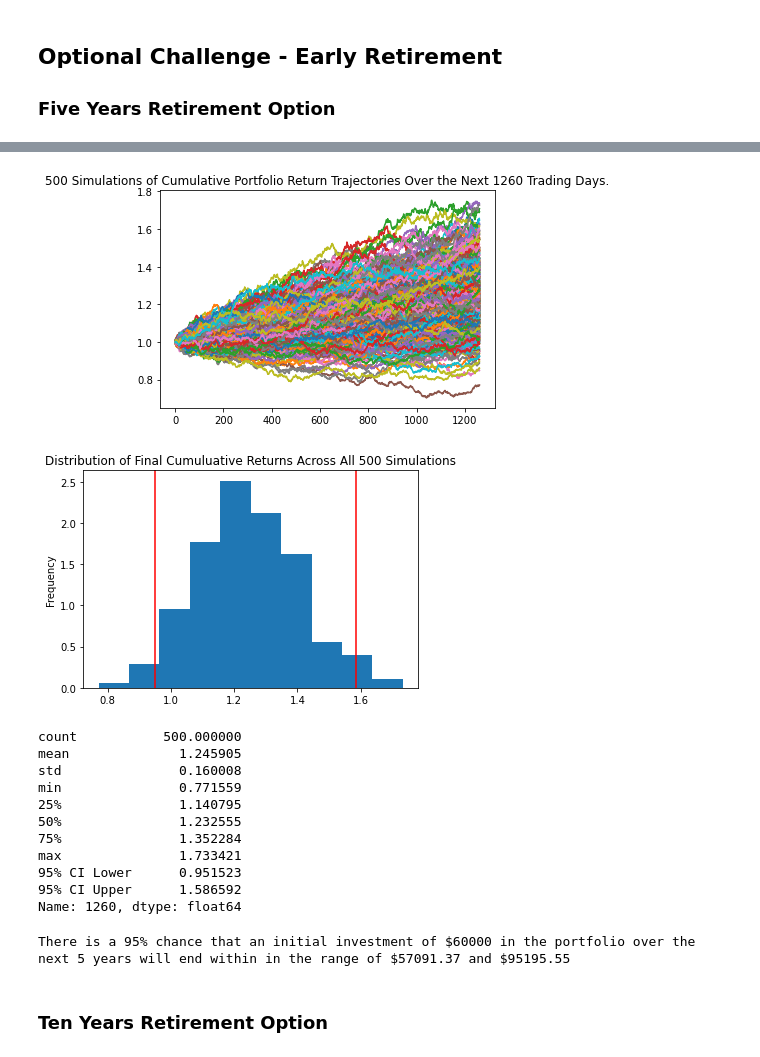
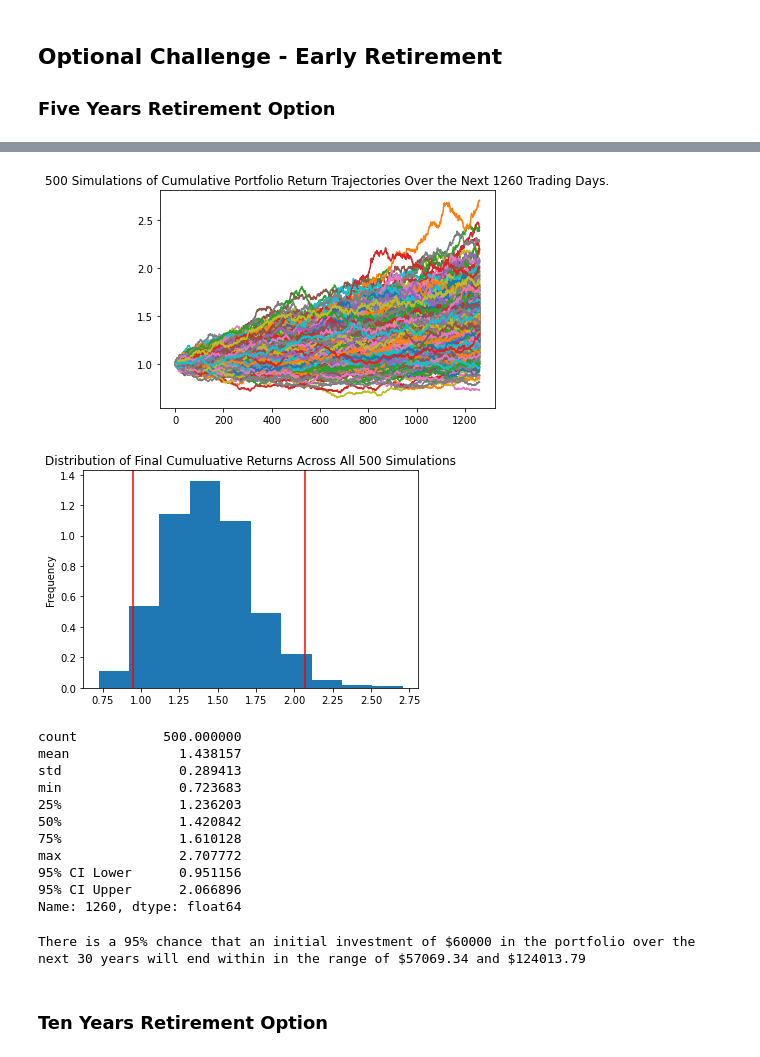
Before and after one commit to Valeriangrip/financial_planning, a Jupyter notebook: financial-planner.ipynb, the cells around one changed output, grey strips where cells are left out. Drawn from its saved outputs; the diff is of its cells as text; code cells hidden in the pictures.

Commit message:
completed 5 year optional full monte carlo sim + plots of cumulative returns and distribution and confidence intervals

```diff
--- a/financial-planner.ipynb
+++ b/financial-planner.ipynb
@@ -328,3 +328,13 @@ There is a 95% chance that an initial investment of $30000.0 in the portfolio ov
 
 
 ### Five Years Retirement Option
+# %%
+# Configuring a Monte Carlo simulation to forecast 5 years cumulative returns
+MC_dist_5 = MCSimulation(
+    df_stock_data,
+    weights = [.6,.4],
+    num_simulation = 500,
+    num_trading_days = 252*5
+)
+# Print the simulation input data
+MC_dist_5.portfolio_data.head()
@@ -368,44 +395,38 @@ Running Monte Carlo simulation number 490.
 # %%
 # Plot simulation outcomes
-# YOUR CODE HERE!
+plot_line=MC_dist_5.plot_simulation()
 # %% [output]
-[figure, old version]
+[figure, new version]
 # %%
 # Plot probability distribution and confidence intervals
-# YOUR CODE HERE!
+plot_dist=MC_dist_5.plot_distribution()
 # %% [output]
-[figure, old version]
+[figure, new version]
 # %%
 # Fetch summary statistics from the Monte Carlo simulation results
-# YOUR CODE HERE!
-
+tbl_5 = MC_dist_5.summarize_cumulative_return()
 # Print summary statistics
-# YOUR CODE HERE!
+print(tbl_5)
 # %% [output]
 count           500.000000
-mean              1.245905
-std               0.160008
-min               0.771559
-25%               1.140795
-50%               1.232555
-75%               1.352284
-max               1.733421
-95% CI Lower      0.951523
-95% CI Upper      1.586592
+mean              1.438157
+std               0.289413
+min               0.723683
+25%               1.236203
+50%               1.420842
+75%               1.610128
+max               2.707772
+95% CI Lower      0.951156
+95% CI Upper      2.066896
 Name: 1260, dtype: float64
 # %%
 # Set initial investment
-# YOUR CODE HERE!
-
+initial_invest=60000
 # Use the lower and upper `95%` confidence intervals to calculate the range of the possible outcomes of our $60,000
-# YOUR CODE HERE!
-
 # Print results
-print(f"There is a 95% chance that an initial investment of ${initial_investment} in the portfolio"
-      f" over the next 5 years will end within in the range of"
-      f" ${ci_lower_five} and ${ci_upper_five}")
+conf_calc(tbl_5,initial_invest)
 # %% [output]
-There is a 95% chance that an initial investment of $60000 in the portfolio over the next 5 years will end within in the range of $57091.37 and $95195.55
+There is a 95% chance that an initial investment of $60000 in the portfolio over the next 30 years will end within in the range of $57069.34 and $124013.79
 # %% [markdown]
 ### Ten Years Retirement Option
 # %%
```
Also changed, not shown: parts of 15 cells of this notebook.
